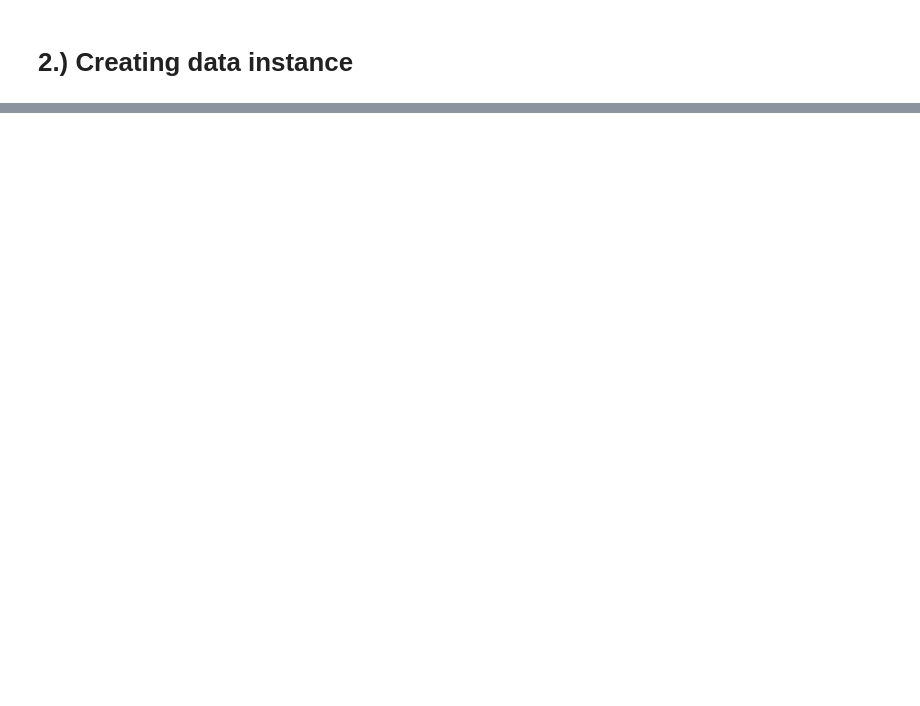
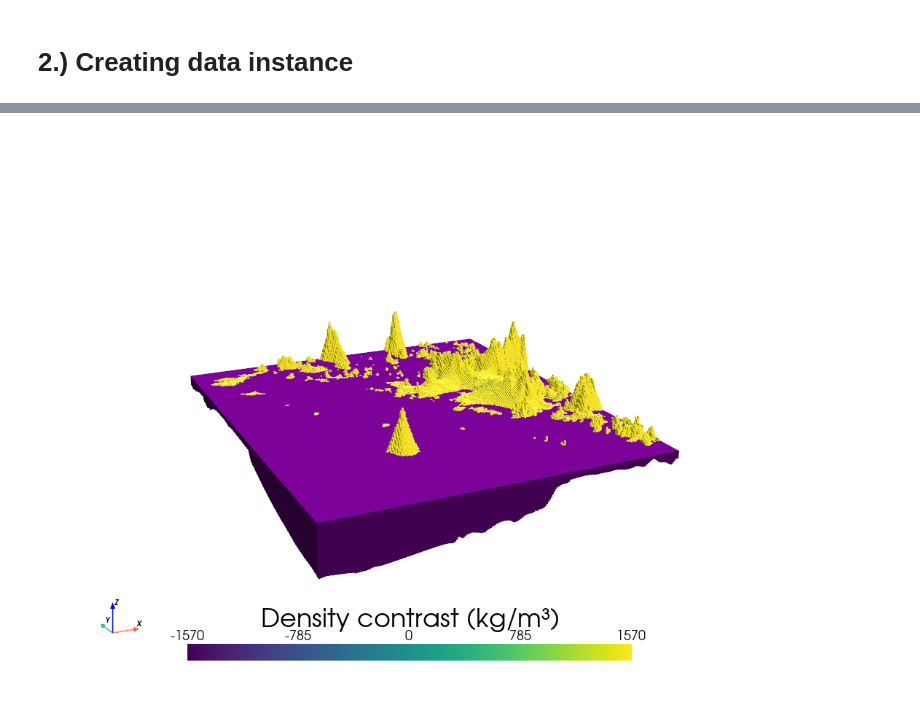
Before and after one commit to ChrtistianHase/Semesterproject_2025, a Jupyter notebook: gravity_inversion.ipynb, the cells around one changed output, grey strips where cells are left out. Cells and saved outputs as stored; diff of their text form; code cells hidden in the pictures; blank space fills up the shorter version.

```diff
--- a/gravity_inversion.ipynb
+++ b/gravity_inversion.ipynb
@@ -18,4 +24,6 @@ region = regions.getz_ice_shelf
 # %%
 constraint_points = pd.read_csv('constraint_points.csv')
 # %%
-bed_topography = fetch.bedmap3(layer="bed", region = region, reference="ellipsoid")
+bed_topography = fetch.bedmap3(layer="bed", region = region, reference="ellipsoid",spacing=2000)
+
+bed_topography = bed_topography.rename({'x': 'easting', 'y': 'northing'}).to_dataset(name = 'upward')
@@ -31,0 +70,10 @@ NameError: name 'create_data' is not defined
+# %%
+water_surface = fetch.bedmap3(layer = 'icebase', region = region, reference="ellipsoid",spacing = 2000)
+water_surface = water_surface.rename( {'x': 'easting', 'y': 'northing'})
+# %%
+model = invert4geom.create_model(
+     zref = 0,
+     density_contrast= 2600 - 1030, topography = bed_topography, upper_confining_layer=water_surface
+
+)
+model
@@ -31,0 +98,4 @@ NameError: name 'create_data' is not defined
+# %%
+model.inv.plot_model(zscale = 20, color_by = 'density')
+# %% [output]
+[figure, added]
```
Also changed, not shown: parts of 9 cells of this notebook.
